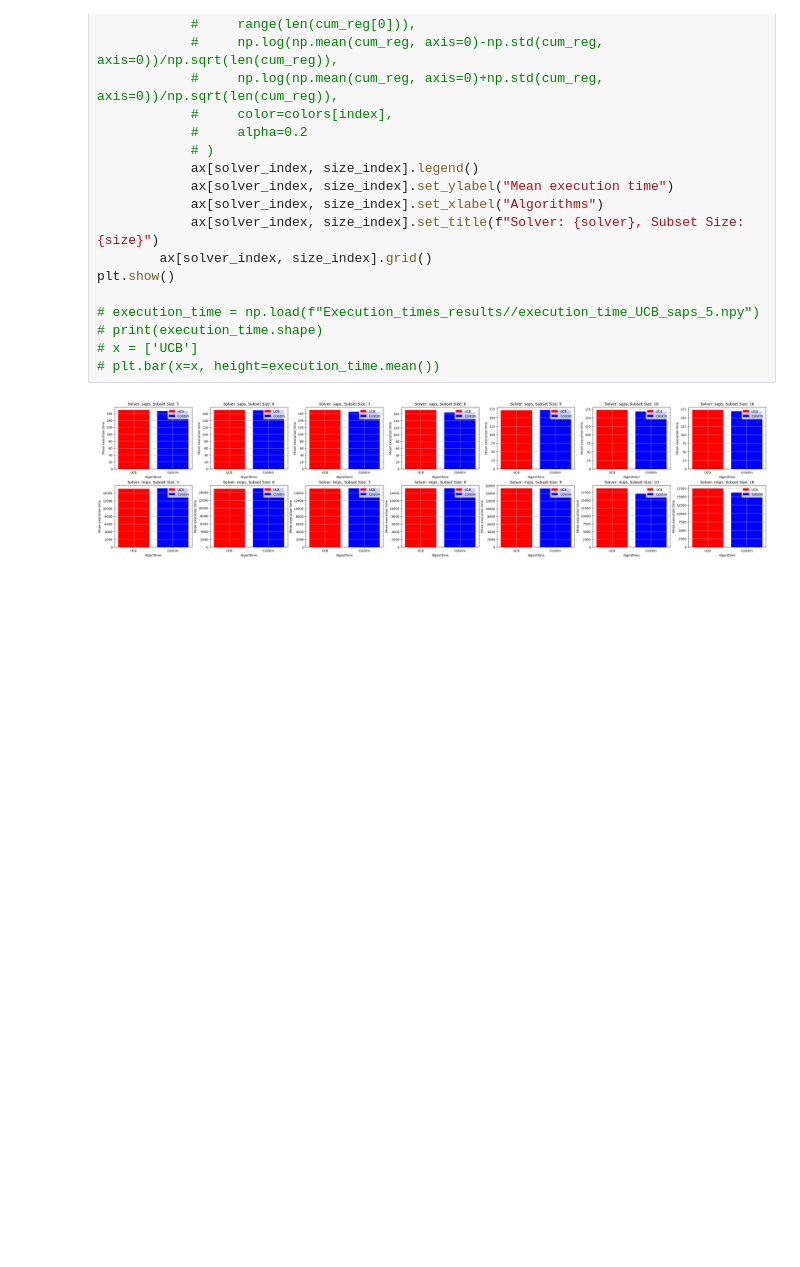
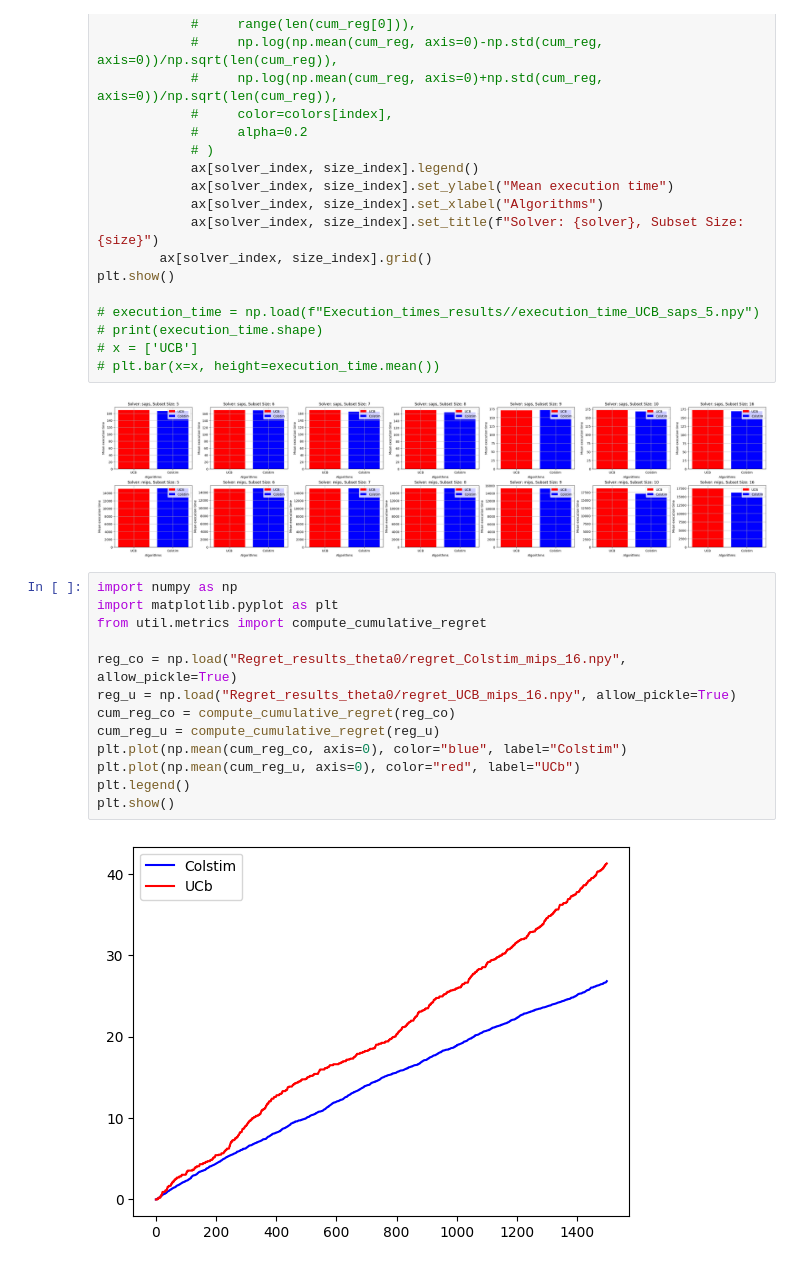
Before and after one commit to sshivam95/Multi-Dueling-Bandits, a Jupyter notebook: test.ipynb, the cells around one changed output. Drawn from its saved outputs; the diff is of its cells as text; blank space fills up the shorter version.

Commit message:
Plot results

```diff
--- a/test.ipynb
+++ b/test.ipynb
@@ -222,3 +222,18 @@ plt.show()
 # plt.bar(x=x, height=execution_time.mean())
 # %% [output]
 [figure]
+# %%
+import numpy as np
+import matplotlib.pyplot as plt
+from util.metrics import compute_cumulative_regret
+
+reg_co = np.load("Regret_results_theta0/regret_Colstim_mips_16.npy", allow_pickle=True)
+reg_u = np.load("Regret_results_theta0/regret_UCB_mips_16.npy", allow_pickle=True)
+cum_reg_co = compute_cumulative_regret(reg_co)
+cum_reg_u = compute_cumulative_regret(reg_u)
+plt.plot(np.mean(cum_reg_co, axis=0), color="blue", label="Colstim")
+plt.plot(np.mean(cum_reg_u, axis=0), color="red", label="UCb")
+plt.legend()
+plt.show()
+# %% [output]
+[figure, added]
```
Also changed, not shown: parts of 1 cell of this notebook.
